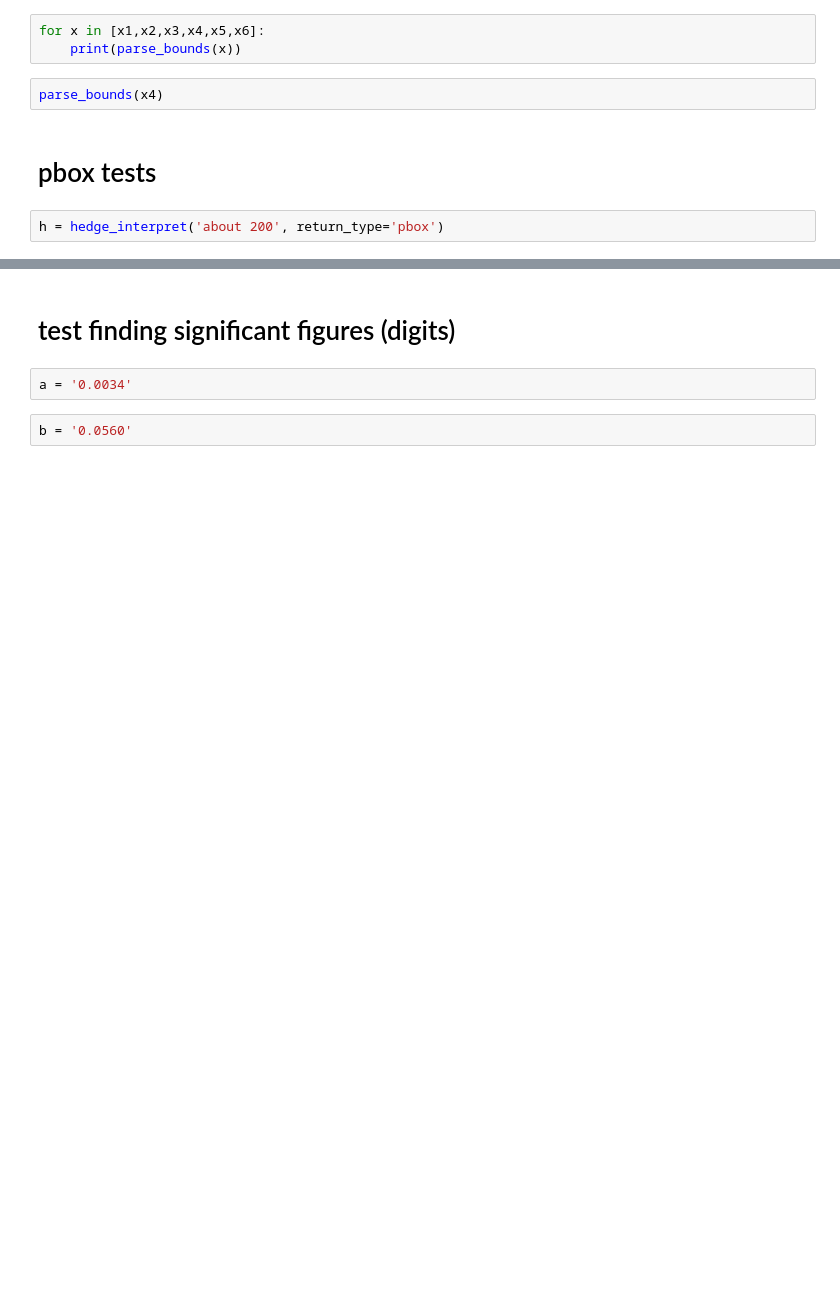
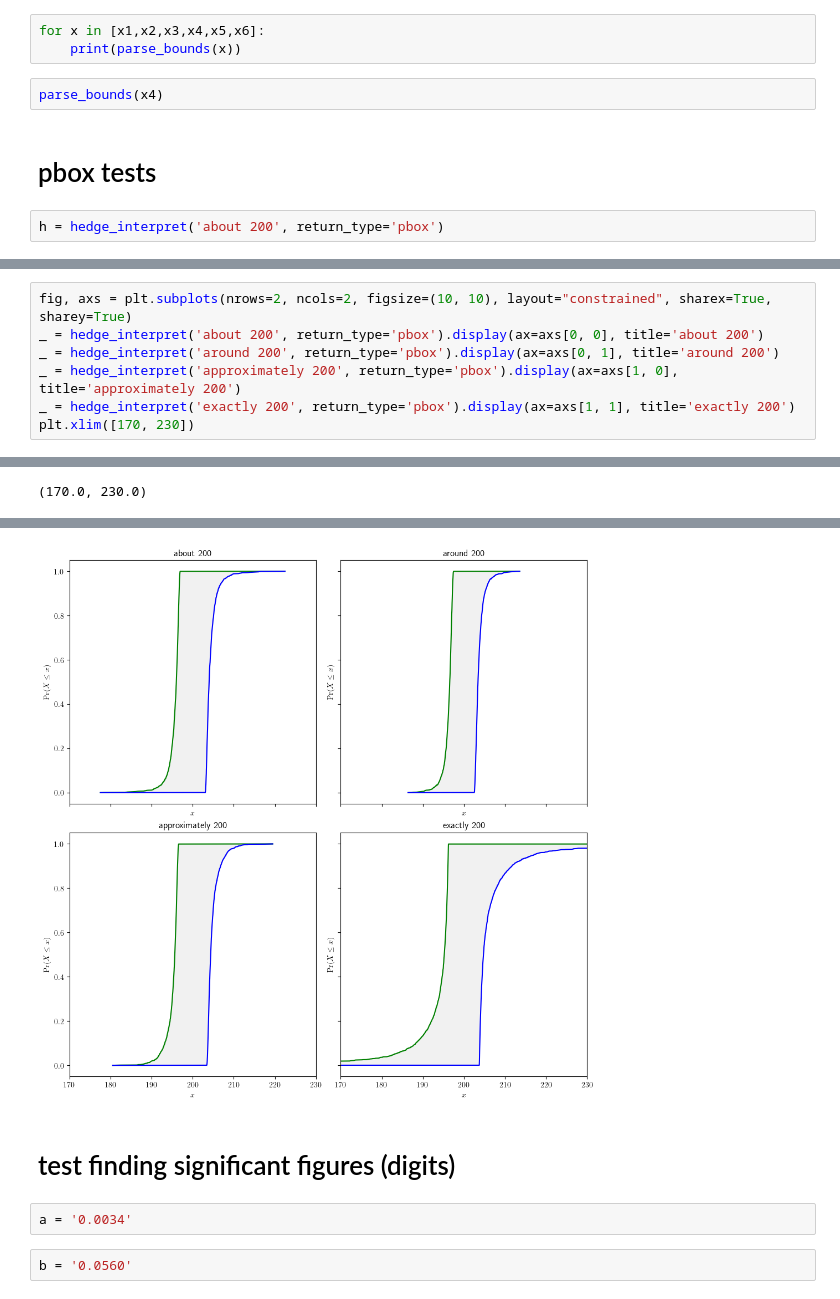
Before and after one commit to leslieDLcy/PyUncertainNumber, a Jupyter notebook: notebooks/Test_hedges_interpretation.ipynb, the cells around one changed output, grey strips where cells are left out. Cells and saved outputs as stored; diff of their text form; blank space fills up the shorter version.

```diff
--- a/notebooks/Test_hedges_interpretation.ipynb
+++ b/notebooks/Test_hedges_interpretation.ipynb
@@ -80,0 +74,8 @@ _ = h.display(title='about 200')
+# %%
+fig, axs = plt.subplots(nrows=2, ncols=2, figsize=(10, 10), layout="constrained", sharex=True, sharey=True)
+_ = hedge_interpret('about 200', return_type='pbox').display(ax=axs[0, 0], title='about 200')
+_ = hedge_interpret('around 200', return_type='pbox').display(ax=axs[0, 1], title='around 200')
+_ = hedge_interpret('approximately 200', return_type='pbox').display(ax=axs[1, 0], title='approximately 200')
+_ = hedge_interpret('exactly 200', return_type='pbox').display(ax=axs[1, 1], title='exactly 200')
+plt.xlim([170, 230])
+# %% [output]
@@ -80,0 +83 @@ _ = h.display(title='about 200')
+(170.0, 230.0)
@@ -81,3 +85,4 @@ _ = h.display(title='about 200')
+[figure, added]
 # %% [markdown]
 # test finding significant figures (digits)
 # %%
```
Also changed, not shown: parts of 3 cells of this notebook, 2 other files.
